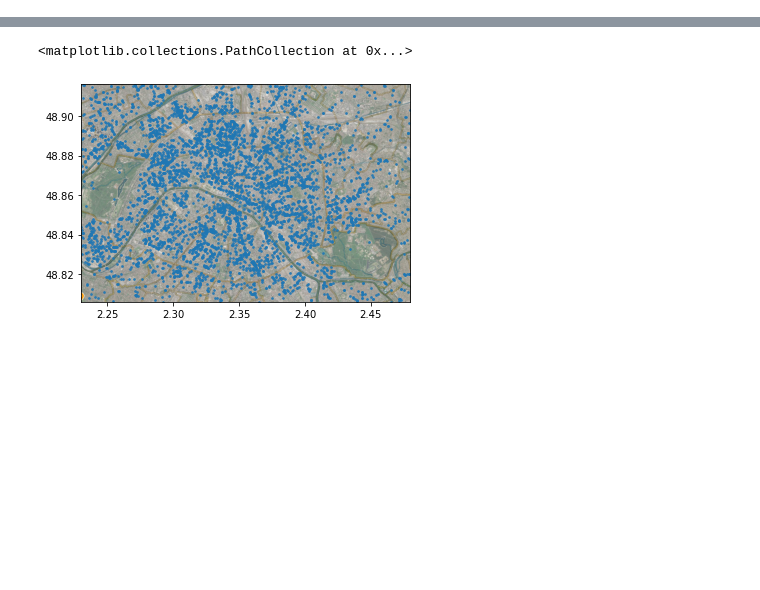
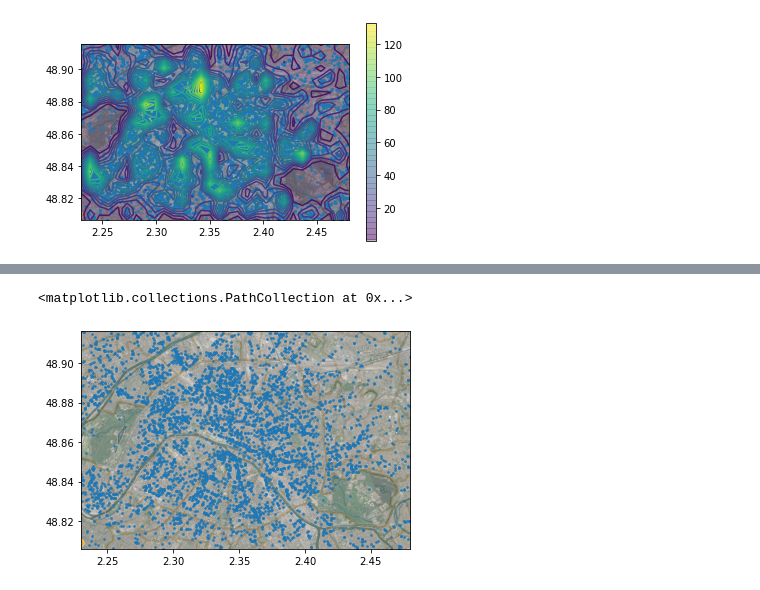
Before and after one commit to JoeBens/Practical-Works, a Jupyter notebook: MLL/TME2/src/TME2.ipynb, the cells around one changed output, grey strips where cells are left out. Cells and saved outputs as stored; diff of their text form; code cells hidden in the pictures; blank space fills up the shorter version.

```diff
--- a/MLL/TME2/src/TME2.ipynb
+++ b/MLL/TME2/src/TME2.ipynb
@@ -60,11 +104,13 @@ class KernelDensity(Density):
         self.x = x
     def predict(self,data):
         #A compléter : retourne la densité associée à chaque point de data
-        def f(d):
-            return np.sum(self.kernel((d - self.x)/self.sigma))
+        l = []
+        for d in data:
+            l.append(np.sum(self.kernel((d - self.x)/self.sigma)))
 
+        l = np.array(l)
         r = 1/ (len(self.x)*(self.sigma**len(data[0])))
-        return r*np.array(list(map(f, data)))
+        return r*l
 
 
 def kernel_uniform(data):
@@ -74,0 +140,9 @@ def kernel_gaussian(data):
+# %%
+sigma = 0.003
+h = KernelDensity(kernel=kernel_gaussian,sigma=sigma)
+h.fit(geo_mat)
+
+res, xlin, ylin = get_density2D(h, geo_mat, steps)
+show_density(h, geo_mat, 30, log=False)
+# %% [output]
+[figure, added]
```
Also changed, not shown: parts of 29 cells of this notebook, 3 other files.
